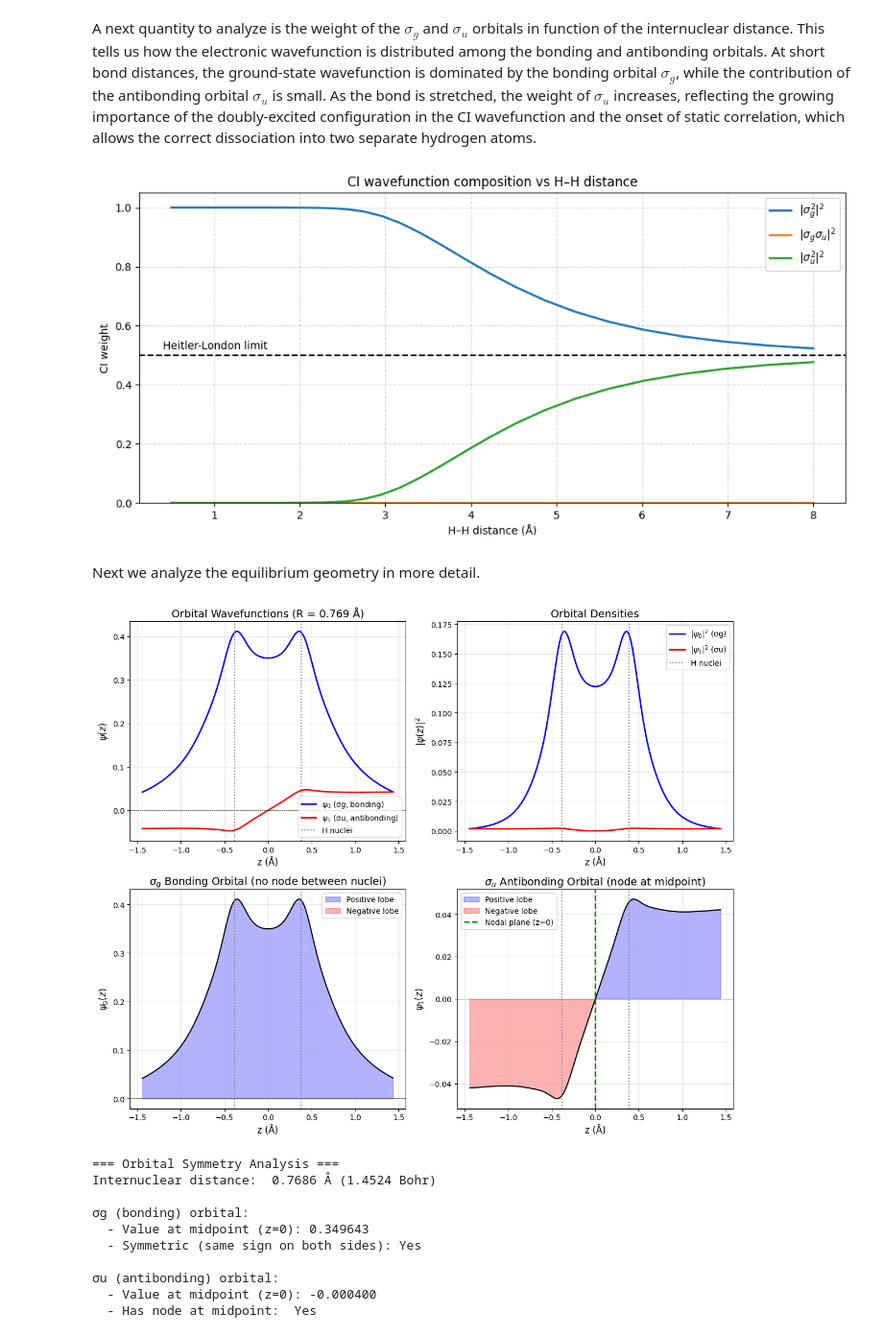
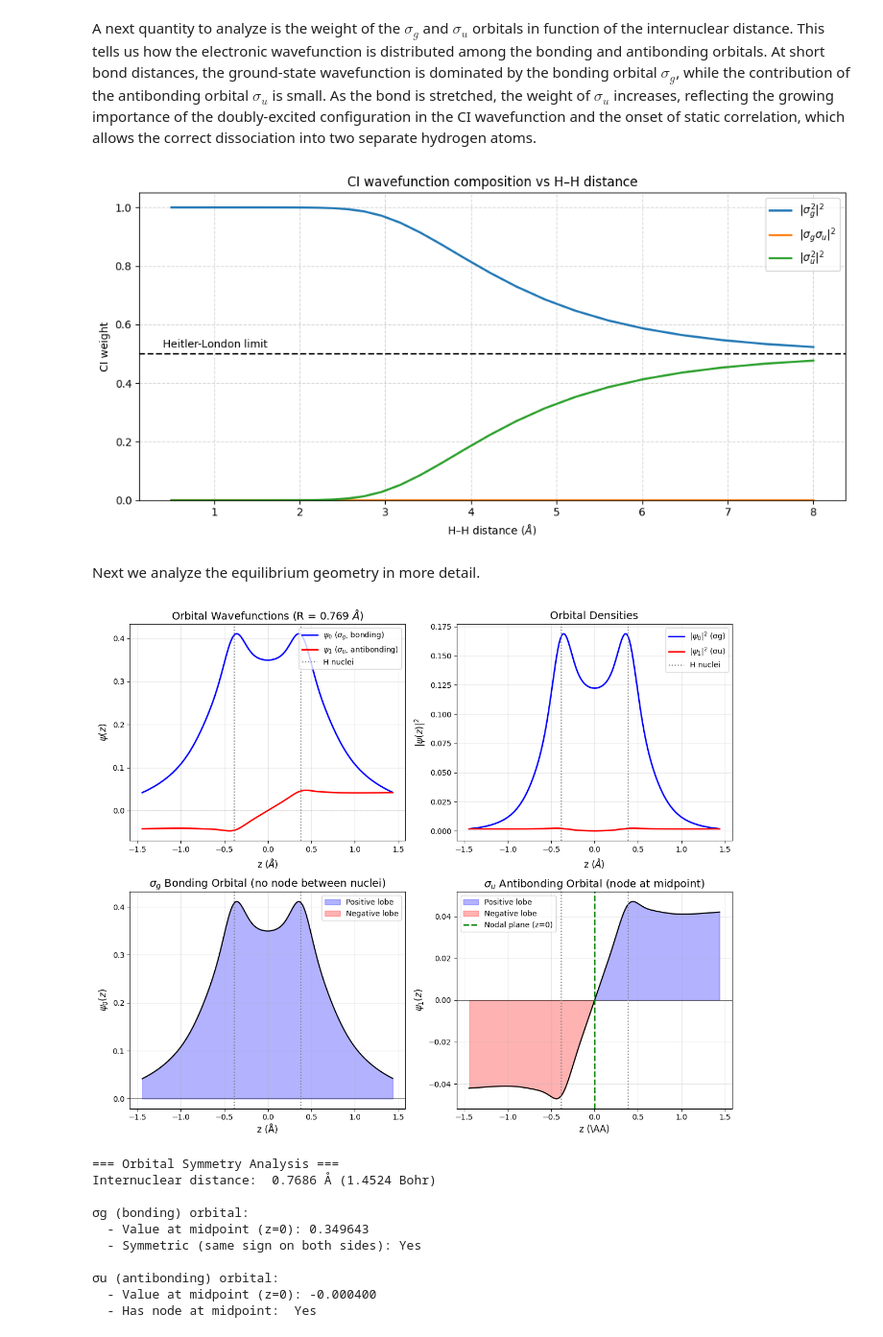
Before and after one commit to gvansan/Computational-Physics-Project-Exam-2026, a Jupyter notebook: Compu_examen.ipynb, the cells around one changed output. Shown at 96% size. Cells and saved outputs as stored; diff of their text form; code cells hidden in the pictures.

```diff
--- a/Compu_examen.ipynb
+++ b/Compu_examen.ipynb
@@ -486,7 +361,7 @@ plt.plot(dists, w_g2, label=r"$|\sigma_g^2|^2$", lw=2)
 plt.plot(dists, w_gu, label=r"$|\sigma_g\sigma_u|^2$", lw=2)
 plt.plot(dists, w_u2, label=r"$|\sigma_u^2|^2$", lw=2)
 
-plt.xlabel("H–H distance (Å)")
+plt.xlabel(r"H–H distance ($\AA$)")
 plt.ylabel("CI weight")
 plt.axhline(0.5, 0,8, ls = '--', color = 'black')
 plt.text(0.4, 0.52, "Heitler-London limit", color = "black")
@@ -498,7 +373,7 @@ plt.tight_layout()
 plt.savefig("Images/ci_weights_vs_R.pdf", dpi=200)
 plt.show()
 # %% [output]
-[figure, old version]
+[figure, new version]
 # %% [markdown]
 Next we analyze the equilibrium geometry in more detail.
 # %%
@@ -529,15 +404,15 @@ def plot_eq_densities():
 
     # Plot 1: Orbital wavefunctions (ψ)
     ax1 = axes[0, 0]
-    ax1.plot(z_angstrom, psi0, 'b-', linewidth=2, label=r'$\psi_0$ (σg, bonding)')
-    ax1.plot(z_angstrom, psi1, 'r-', linewidth=2, label=r'$\psi_1$ (σu, antibonding)')
+    ax1.plot(z_angstrom, psi0, 'b-', linewidth=2, label=r'$\psi_0$ ($\sigma_g$, bonding)')
+    ax1.plot(z_angstrom, psi1, 'r-', linewidth=2, label=r'$\psi_1$ ($\sigma_u$, antibonding)')
     ax1.axhline(y=0, color='k', linestyle='--', linewidth=0.5)
     ax1.axvline(x=-dist_angstrom/2, color='gray', linestyle=':', linewidth=1.5, label='H nuclei')
     ax1.axvline(x=dist_angstrom/2, color='gray', linestyle=':', linewidth=1.5)
-    ax1.set_xlabel(r'z (Å)', fontsize=12)
+    ax1.set_xlabel(r'z ($\AA$)', fontsize=12)
     ax1.set_ylabel(r'$\psi(z)$', fontsize=12)
-    ax1.set_title(f'Orbital Wavefunctions (R = {dist_angstrom:.3f} Å)', fontsize=14)
-    ax1.legend(loc='best')
+    ax1.set_title(fr'Orbital Wavefunctions (R = {dist_angstrom:.3f} $\AA$)', fontsize=14)
+    ax1.legend(loc='upper right')
     ax1.grid(True, alpha=0.3)
 
     # Plot 2: Orbital densities (|ψ|²)
@@ -546,7 +421,7 @@ def plot_eq_densities():
     ax2.plot(z_angstrom, rho1, 'r-', linewidth=2, label=r'$|\psi_1|^2$ (σu)')
     ax2.axvline(x=-dist_angstrom/2, color='gray', linestyle=':', linewidth=1.5, label='H nuclei')
     ax2.axvline(x=dist_angstrom/2, color='gray', linestyle=':', linewidth=1.5)
-    ax2.set_xlabel(r'z (Å)', fontsize=12)
+    ax2.set_xlabel(r'z ($\AA$)', fontsize=12)
     ax2.set_ylabel(r'$|\psi(z)|^2$', fontsize=12)
     ax2.set_title('Orbital Densities', fontsize=14)
     ax2.legend(loc='best')
@@ -574,35 +449,35 @@ def plot_eq_densities():
                     color='blue', alpha=0.3, label='Positive lobe')
     ax4.fill_between(z_angstrom, psi1, 0, where=(psi1 < 0),
                     color='red', alpha=0.3, label='Negative lobe')
     ax4.plot(z_angstrom, psi1, 'k-', linewidth=1.5)
     ax4.axhline(y=0, color='k', linestyle='-', linewidth=0.5)
     ax4.axvline(x=-dist_angstrom/2, color='gray', linestyle=':', linewidth=1.5)
     ax4.axvline(x=dist_angstrom/2, color='gray', linestyle=':', linewidth=1.5)
     ax4.axvline(x=0, color='green', linestyle='--', linewidth=2, label='Nodal plane (z=0)')
-    ax4.set_xlabel(r'z (Å)', fontsize=12)
+    ax4.set_xlabel(r'z (\AA)', fontsize=12)
     ax4.set_ylabel(r'$\psi_1(z)$', fontsize=12)
     ax4.set_title(r'$\sigma_u$ Antibonding Orbital (node at midpoint)', fontsize=14)
     ax4.legend(loc='best')
     ax4.grid(True, alpha=0.3)
 
     plt.tight_layout()
     plt.savefig('Images/h2_orbital_symmetry.pdf', dpi=200, bbox_inches='tight')
     plt.show()
 
 plot_eq_densities()
 
 # Print analysis
 mid_idx = np.argmin(np.abs(data["points"][:, 2]))
 print("\n=== Orbital Symmetry Analysis ===")
 print(f"Internuclear distance:  {dist_angstrom:.4f} Å ({dist:.4f} Bohr)")
 print(f"\nσg (bonding) orbital:")
 print(f"  - Value at midpoint (z=0): {psi0[mid_idx]:.6f}")
 print(f"  - Symmetric (same sign on both sides): {'Yes' if psi0[mid_idx] > 0.1 else 'No'}")
 print(f"\nσu (antibonding) orbital:")
 print(f"  - Value at midpoint (z=0): {psi1[mid_idx]:.6f}")
 print(f"  - Has node at midpoint:  {'Yes' if abs(psi1[mid_idx]) < 0.01 else 'No'}")
 # %% [output]
-[figure, old version]
+[figure, new version]
 === Orbital Symmetry Analysis ===
 Internuclear distance:  0.7686 Å (1.4524 Bohr)
 
```
Also changed, not shown: parts of 8 cells of this notebook, 8 other files.
